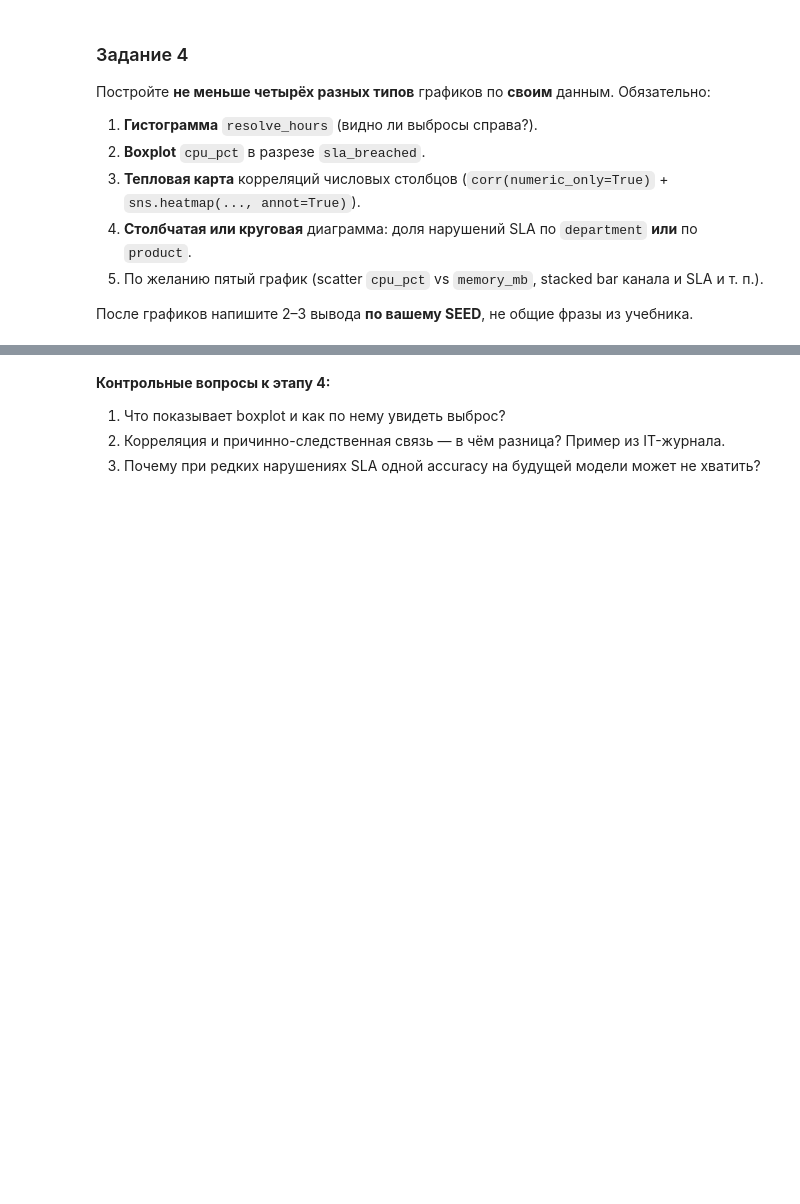
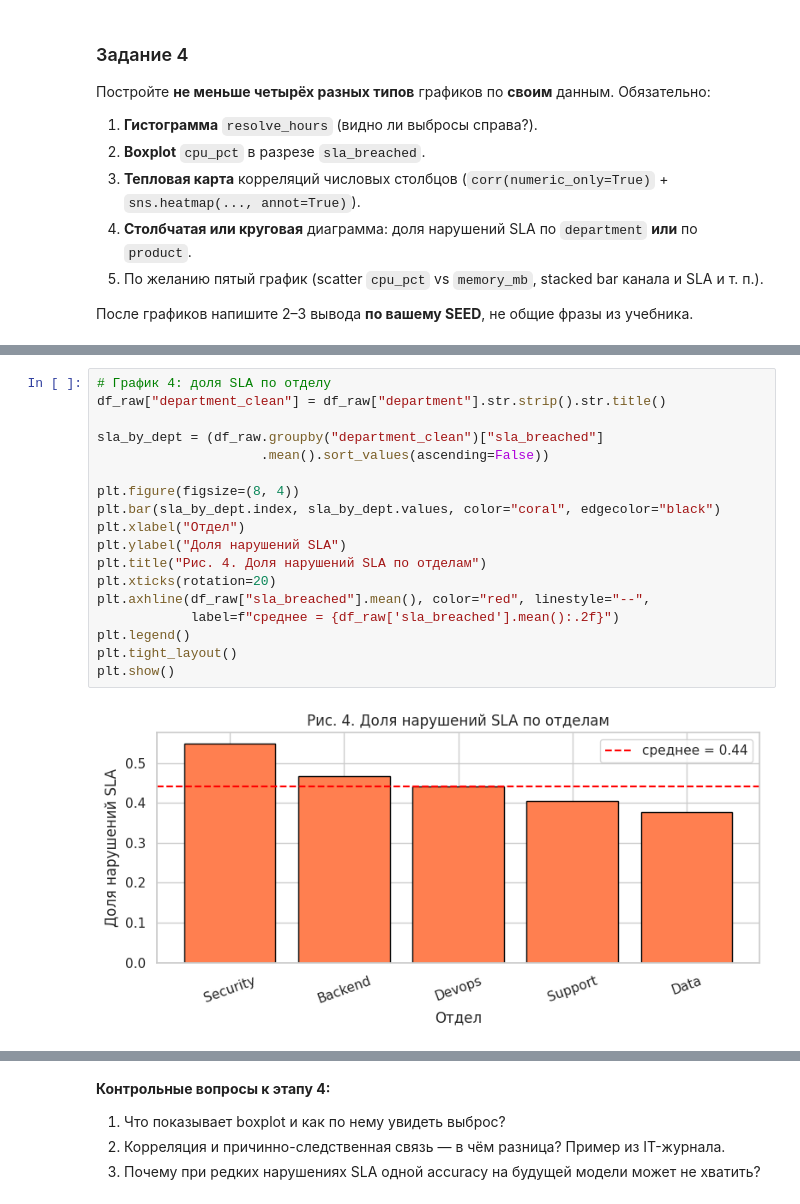
Before and after one commit to AstronomekDomansky/-.-1, a Jupyter notebook: СииБД4.ipynb, the cells around one changed output, grey strips where cells are left out. Cells and saved outputs as stored; diff of their text form; blank space fills up the shorter version.

```diff
--- a/СииБД4.ipynb
+++ b/СииБД4.ipynb
@@ -217,0 +238,20 @@ plt.show()
+# %%
+# График 4: доля SLA по отделу
+df_raw["department_clean"] = df_raw["department"].str.strip().str.title()
+
+sla_by_dept = (df_raw.groupby("department_clean")["sla_breached"]
+                     .mean().sort_values(ascending=False))
+
+plt.figure(figsize=(8, 4))
+plt.bar(sla_by_dept.index, sla_by_dept.values, color="coral", edgecolor="black")
+plt.xlabel("Отдел")
+plt.ylabel("Доля нарушений SLA")
+plt.title("Рис. 4. Доля нарушений SLA по отделам")
+plt.xticks(rotation=20)
+plt.axhline(df_raw["sla_breached"].mean(), color="red", linestyle="--",
+            label=f"среднее = {df_raw['sla_breached'].mean():.2f}")
+plt.legend()
+plt.tight_layout()
+plt.show()
+# %% [output]
+[figure, added]
```
Also changed, not shown: parts of 15 cells of this notebook.
